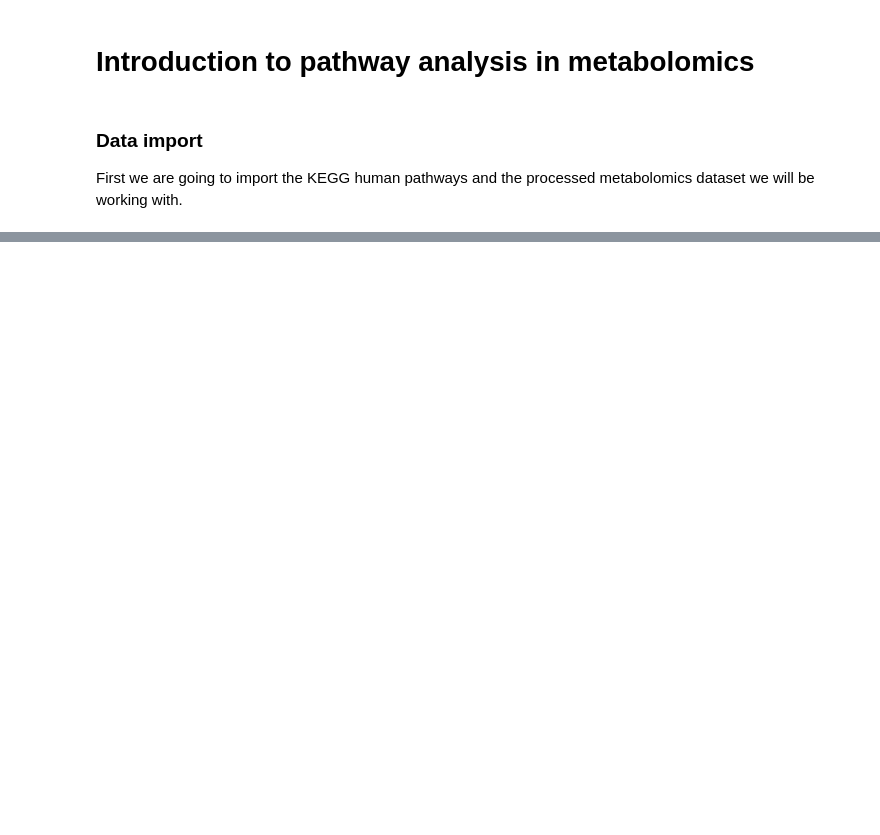
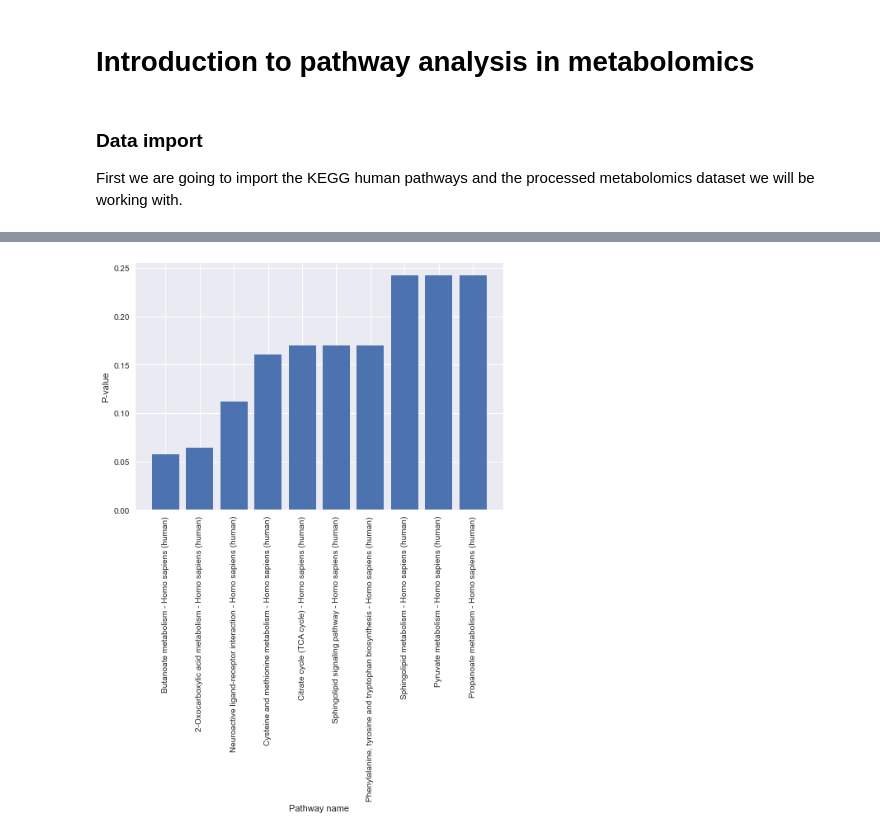
Before and after one commit to cwieder/met-pathway-tutorial, a Jupyter notebook: Intro_to_data_analysis_pathway_tutorial.ipynb, the cells around one changed output, grey strips where cells are left out. Saved outputs shown, nothing was run; the diff lists cells and outputs as text; code cells hidden in the pictures; blank space fills up the shorter version.

```diff
--- a/Intro_to_data_analysis_pathway_tutorial.ipynb
+++ b/Intro_to_data_analysis_pathway_tutorial.ipynb
@@ -11,5 +16,6 @@ KEGG_human_pathways = pd.read_csv("KEGG_human_pathways_compounds_R98.csv", dtype
 
 # Import dataset
 covid_data = pd.read_csv("Su_COVID_metabolomics_processed.csv", index_col=0)
+covid_data_KEGG = pd.read_csv("Su_COVID_metabolomics_processed_KEGG.csv", index_col=0)
 # %% [markdown]
 The dataset we will be working with is from Su et al. "Multi-Omics Resolves a Sharp Disease-State Shift between Mild and Moderate COVID-19". It is an untargeted metabolomics dataset from Metabolon with n samples and n compounds.
@@ -21,0 +52,24 @@ Diagram
+# %%
+def t_tests(matrix, classes, multiple_correction_method):
+    matrix['Target'] = pd.factorize(classes)[0]
+    metabolites = matrix.columns.tolist()[:-1]
+
+    pvalues = []
+    for metabolite in metabolites:
+        if isinstance(matrix[matrix['Target'] == 0][metabolite], pd.DataFrame):
+            print(metabolite)
+            print("duplicate compounds found")
+            print(matrix[matrix['Target'] == 0][metabolite])
+        group1 = matrix[matrix['Target'] == 0][metabolite].tolist()
+        group2 = matrix[matrix['Target'] == 1][metabolite].tolist()
+        stat, pval = stats.ttest_ind(group1, group2)
+        pvalues.append(pval)
+    padj = sm.stats.multipletests(pvalues, 0.05, method=multiple_correction_method)
+    results = pd.DataFrame(zip(metabolites, pvalues, padj[1]),
+                           columns=["Metabolite", "P-value", "P-adjust"])
+    return results
+
+t_test_res = t_tests(covid_data_KEGG.iloc[:, :-2], covid_data_KEGG["Group"], "fdr_bh")
+DA_metabolites = t_test_res[t_test_res["P-adjust"] < 0.05]["Metabolite"].tolist()
+
+print("There are", len(DA_metabolites), "differentially abundant metabolites in this dataset")
@@ -21,0 +81,3 @@ Diagram
+# %%
+assay_specific_background_set = covid_data_KEGG.iloc[:, :-2].columns.tolist()
+print("The size of the background set is:", len(assay_specific_background_set), "compounds")
@@ -21,0 +171,11 @@ Diagram
+# %%
+# top 10 pathways
+plt.style.use("seaborn")
+top_10_ora_res = ora_res.sort_values(by="P-value").iloc[0:10, :]
+plt.bar(top_10_ora_res["Pathway_name"], top_10_ora_res["P-value"])
+plt.xticks(rotation=90)
+plt.ylabel("P-value")
+plt.xlabel("Pathway name")
+plt.show()
+# %% [output]
+[figure, added]
```
Also changed, not shown: parts of 19 cells of this notebook.
